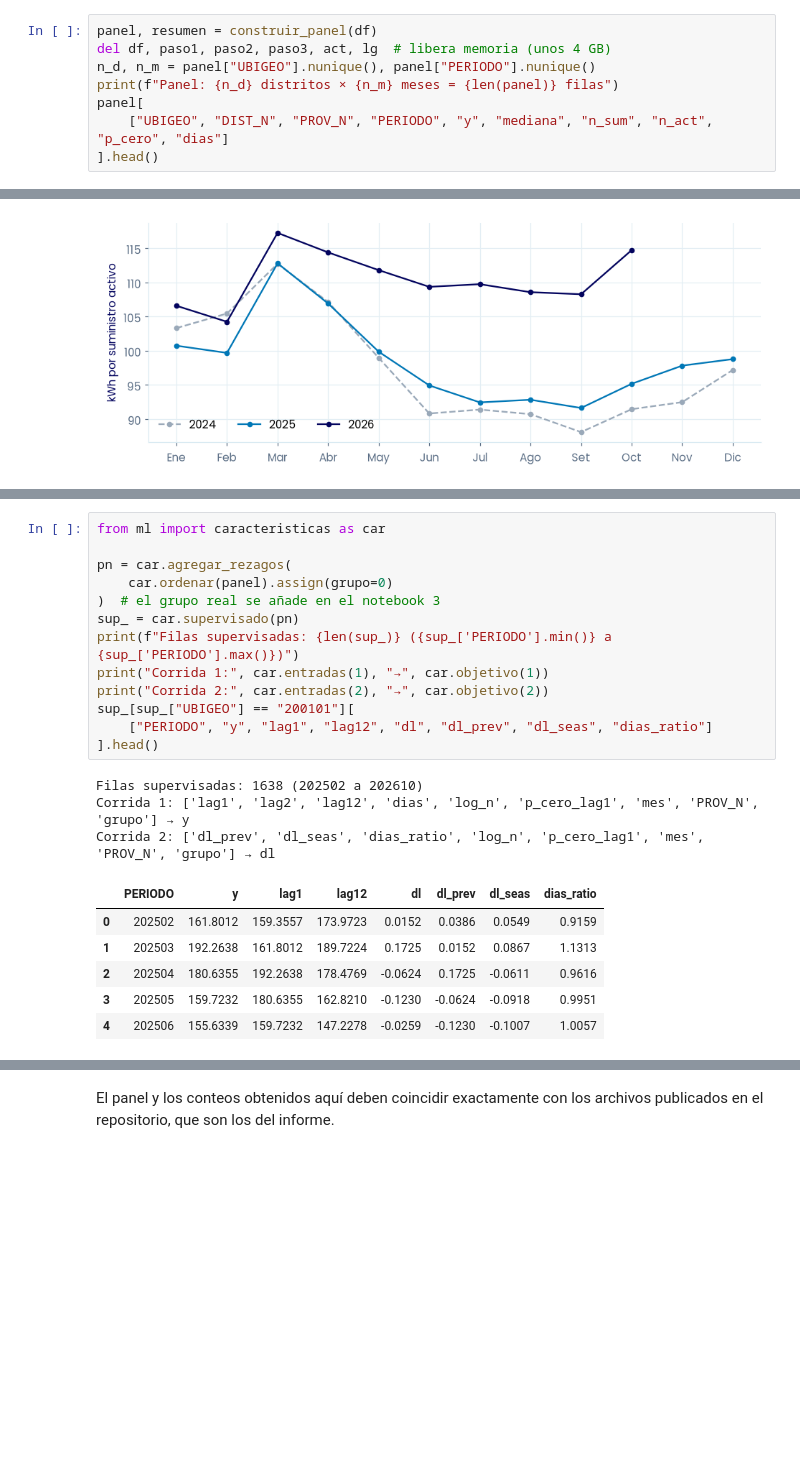
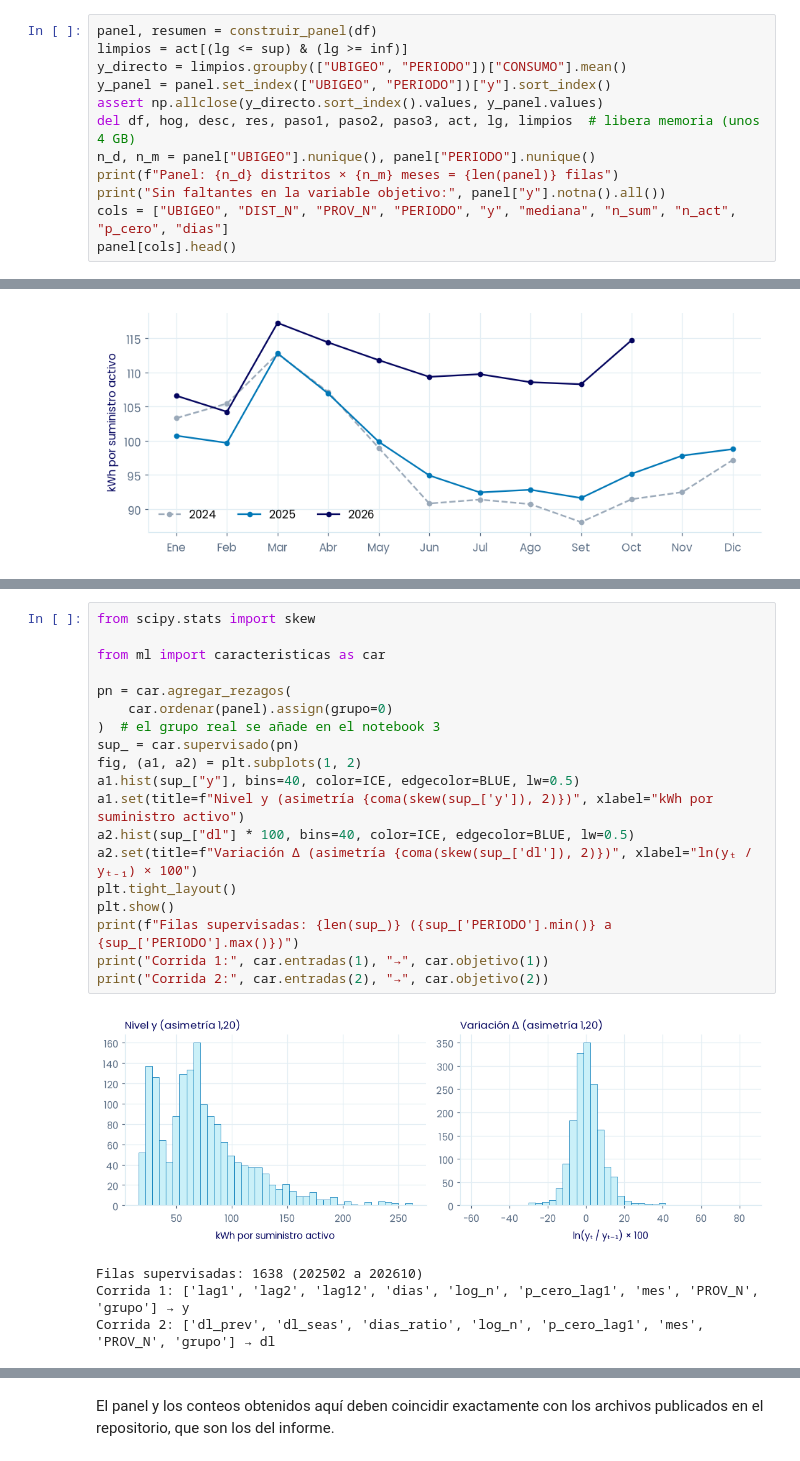
Before and after one commit to engiegarcia/machine-learning-backend, a Jupyter notebook: notebooks/01_datos_y_preprocesamiento.ipynb, the cells around one changed output, grey strips where cells are left out. Saved outputs shown, nothing was run; the diff lists cells and outputs as text; blank space fills up the shorter version.

```diff
--- a/notebooks/01_datos_y_preprocesamiento.ipynb
+++ b/notebooks/01_datos_y_preprocesamiento.ipynb
@@ -223,10 +314,14 @@ Junto con ella se guardan el número de suministros, la proporción de recibos e
 # %%
 panel, resumen = construir_panel(df)
-del df, paso1, paso2, paso3, act, lg  # libera memoria (unos 4 GB)
+limpios = act[(lg <= sup) & (lg >= inf)]
+y_directo = limpios.groupby(["UBIGEO", "PERIODO"])["CONSUMO"].mean()
+y_panel = panel.set_index(["UBIGEO", "PERIODO"])["y"].sort_index()
+assert np.allclose(y_directo.sort_index().values, y_panel.values)
+del df, hog, desc, res, paso1, paso2, paso3, act, lg, limpios  # libera memoria (unos 4 GB)
 n_d, n_m = panel["UBIGEO"].nunique(), panel["PERIODO"].nunique()
 print(f"Panel: {n_d} distritos × {n_m} meses = {len(panel)} filas")
-panel[
-    ["UBIGEO", "DIST_N", "PROV_N", "PERIODO", "y", "mediana", "n_sum", "n_act", "p_cero", "dias"]
-].head()
+print("Sin faltantes en la variable objetivo:", panel["y"].notna().all())
+cols = ["UBIGEO", "DIST_N", "PROV_N", "PERIODO", "y", "mediana", "n_sum", "n_act", "p_cero", "dias"]
+panel[cols].head()
 # %% [output]
 Panel: 78 distritos × 34 meses = 2652 filas
@@ -267,23 +363,24 @@ En ambas, el mes, la provincia y el grupo de k-means son variables categóricas.
 # %%
+from scipy.stats import skew
+
 from ml import caracteristicas as car
 
 pn = car.agregar_rezagos(
     car.ordenar(panel).assign(grupo=0)
 )  # el grupo real se añade en el notebook 3
 sup_ = car.supervisado(pn)
+fig, (a1, a2) = plt.subplots(1, 2)
+a1.hist(sup_["y"], bins=40, color=ICE, edgecolor=BLUE, lw=0.5)
+a1.set(title=f"Nivel y (asimetría {coma(skew(sup_['y']), 2)})", xlabel="kWh por suministro activo")
+a2.hist(sup_["dl"] * 100, bins=40, color=ICE, edgecolor=BLUE, lw=0.5)
+a2.set(title=f"Variación Δ (asimetría {coma(skew(sup_['dl']), 2)})", xlabel="ln(yₜ / yₜ₋₁) × 100")
+plt.tight_layout()
+plt.show()
 print(f"Filas supervisadas: {len(sup_)} ({sup_['PERIODO'].min()} a {sup_['PERIODO'].max()})")
 print("Corrida 1:", car.entradas(1), "→", car.objetivo(1))
 print("Corrida 2:", car.entradas(2), "→", car.objetivo(2))
-sup_[sup_["UBIGEO"] == "200101"][
-    ["PERIODO", "y", "lag1", "lag12", "dl", "dl_prev", "dl_seas", "dias_ratio"]
-].head()
 # %% [output]
+[figure, added]
 Filas supervisadas: 1638 (202502 a 202610)
 Corrida 1: ['lag1', 'lag2', 'lag12', 'dias', 'log_n', 'p_cero_lag1', 'mes', 'PROV_N', 'grupo'] → y
 Corrida 2: ['dl_prev', 'dl_seas', 'dias_ratio', 'log_n', 'p_cero_lag1', 'mes', 'PROV_N', 'grupo'] → dl
-|  | PERIODO | y | lag1 | lag12 | dl | dl_prev | dl_seas | dias_ratio |
-| 0 | 202502 | 161.8012 | 159.3557 | 173.9723 | 0.0152 | 0.0386 | 0.0549 | 0.9159 |
-| 1 | 202503 | 192.2638 | 161.8012 | 189.7224 | 0.1725 | 0.0152 | 0.0867 | 1.1313 |
-| 2 | 202504 | 180.6355 | 192.2638 | 178.4769 | -0.0624 | 0.1725 | -0.0611 | 0.9616 |
-| 3 | 202505 | 159.7232 | 180.6355 | 162.8210 | -0.1230 | -0.0624 | -0.0918 | 0.9951 |
-| 4 | 202506 | 155.6339 | 159.7232 | 147.2278 | -0.0259 | -0.1230 | -0.1007 | 1.0057 |
```
Also changed, not shown: parts of 37 cells of this notebook.
